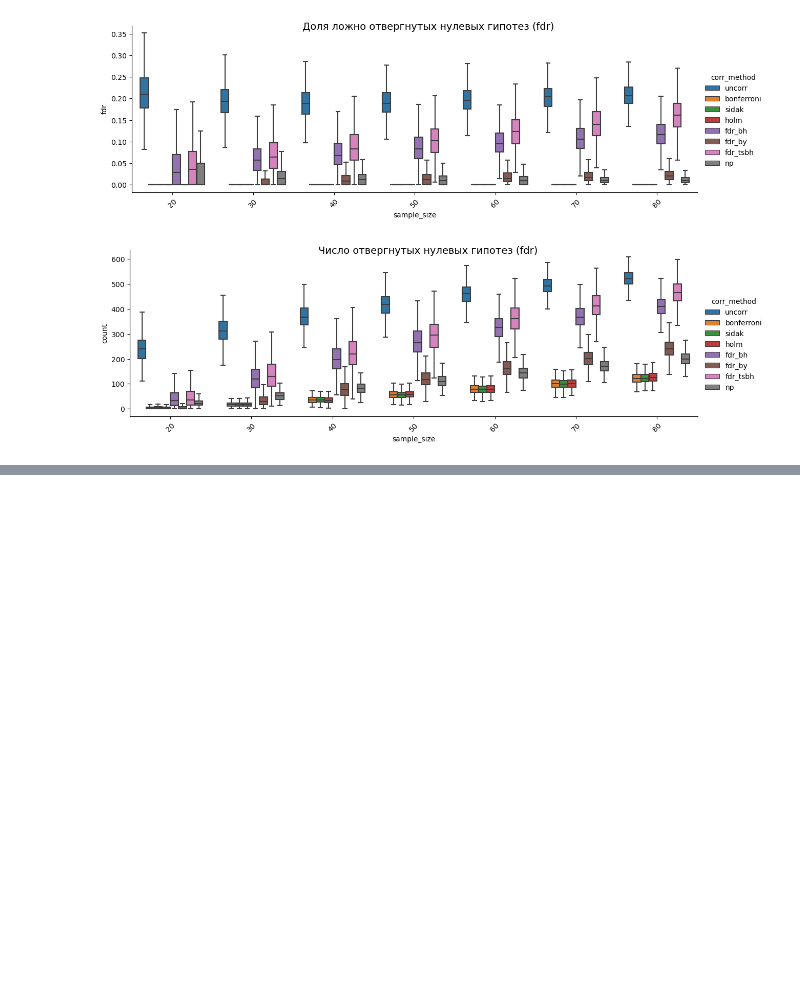
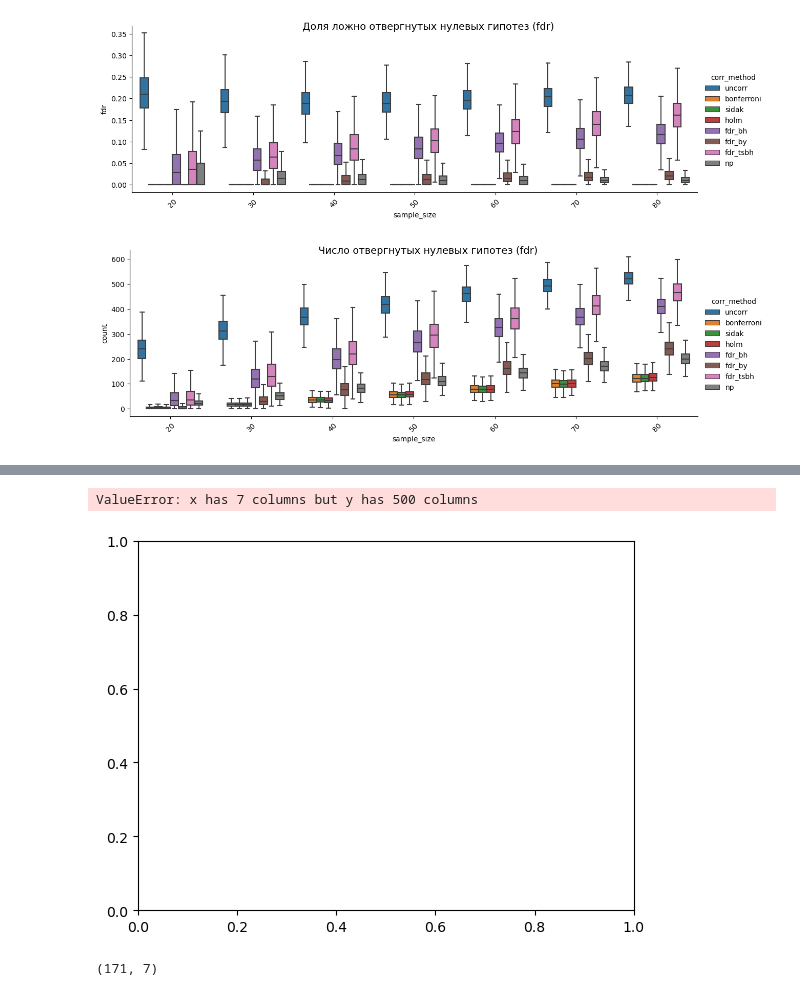
Before and after one commit to iknyazeva/EEGAnalysis, a Jupyter notebook: notebooks/NonParametric.ipynb, the cells around one changed output, grey strips where cells are left out. Cells and saved outputs as stored; diff of their text form; code cells hidden in the pictures; blank space fills up the shorter version.

```diff
--- a/notebooks/NonParametric.ipynb
+++ b/notebooks/NonParametric.ipynb
@@ -128,0 +186,6 @@ g.fig.suptitle('Число отвергнутых нулевых гипотез
+# %%
+plt.plot((res_dict['p_vals_arr']<=0.05).mean(axis=0),
+res_dict['p_vals_arr'].swapaxes(0,1)[:,:,0], 'bo')
+# %% [output]
+ValueError: x has 7 columns but y has 500 columns
+[figure, added]
@@ -128,0 +194,4 @@ g.fig.suptitle('Число отвергнутых нулевых гипотез
+# %%
+(res_dict['p_vals_arr']<=0.05).mean(axis=0).shape
+# %% [output]
+(171, 7)
```
Also changed, not shown: parts of 15 cells of this notebook, 5 other files.
